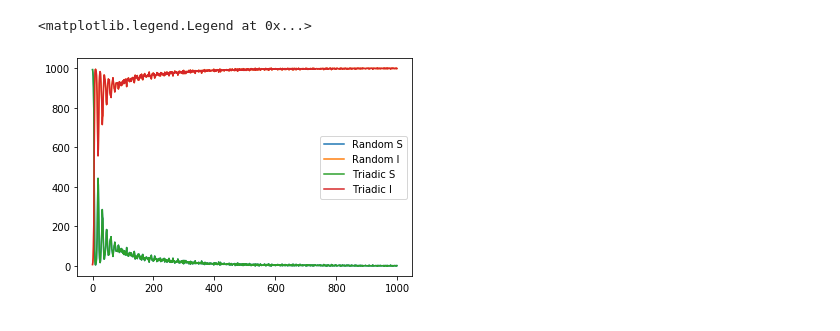
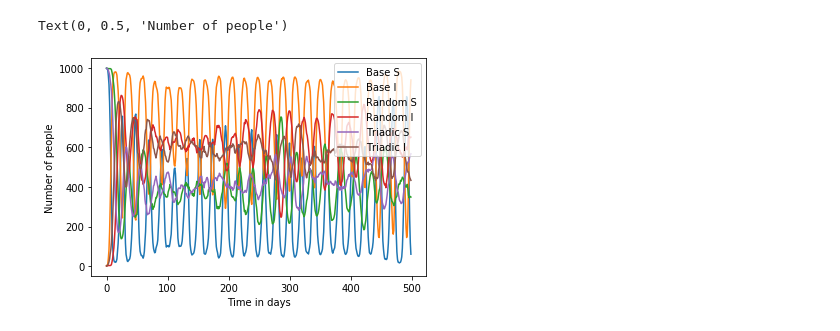
Before and after one commit to emilIftekhar/contact_strategies, a Jupyter notebook: contact_strategies.ipynb, the cells around one changed output. Saved outputs shown, nothing was run; the diff lists cells and outputs as text; code cells hidden in the pictures.

```diff
--- a/contact_strategies.ipynb
+++ b/contact_strategies.ipynb
@@ -15,14 +15,14 @@ population_size = 1000
 average_degree = 5
 random_edge_probability = 0.3
 
-time_limit = 1000
+time_limit = 500
 unit_time = population_size # number of simulation steps that make up one time step
 
 time_until_quarantine = {
     'mean': 4,
     'std_dev': 2
 }
-time_until_recovery = 10 # make distribution later
+time_until_recovery = 14
 p = 0.1 # Factor for probability to become infected in public
 # %%
 population_IDs = range(population_size)
@@ -57,21 +57,23 @@ print(len(list(triadic_network.edges)))
 # %%
-disease = Disease_Propagator(time_limit, time_until_quarantine['mean'], time_until_quarantine['std_dev'])
-S_t_base, I_t_base = disease.simulate(network, time_until_recovery, p)
-S_t_random, I_t_random = disease.simulate(randomly_reduced_network, time_until_recovery, p)
-S_t_triadic, I_t_triadic = disease.simulate(triadic_network, time_until_recovery, p)
+disease = Disease_Propagator(time_limit, time_until_recovery, time_until_quarantine['mean'], time_until_quarantine['std_dev'])
+S_t_base, I_t_base = disease.simulate(network, p)
+S_t_random, I_t_random = disease.simulate(randomly_reduced_network, p)
+S_t_triadic, I_t_triadic = disease.simulate(triadic_network, p)
 # %%
 time_range = np.arange(0, time_limit, 1)
 fig, ax = plt.subplots()
-ax.plot(time_range, S_t, label="Base S")
-ax.plot(time_range, I_t, label="Base I")
+ax.plot(time_range, S_t_base, label="Base S")
+ax.plot(time_range, I_t_base, label="Base I")
 ax.plot(time_range, S_t_random, label="Random S")
 ax.plot(time_range, I_t_random, label="Random I")
 ax.plot(time_range, S_t_triadic, label="Triadic S")
 ax.plot(time_range, I_t_triadic, label="Triadic I")
 ax.legend()
+ax.set_xlabel("Time in days")
+ax.set_ylabel("Number of people")
 # %% [output]
-<matplotlib.legend.Legend at 0x...>
+Text(0, 0.5, 'Number of people')
-[figure, old version]
+[figure, new version]
 # %%
 # just some general testing
 network1 = nx.Graph()
```
Also changed, not shown: parts of 2 cells of this notebook, 4 other files.
